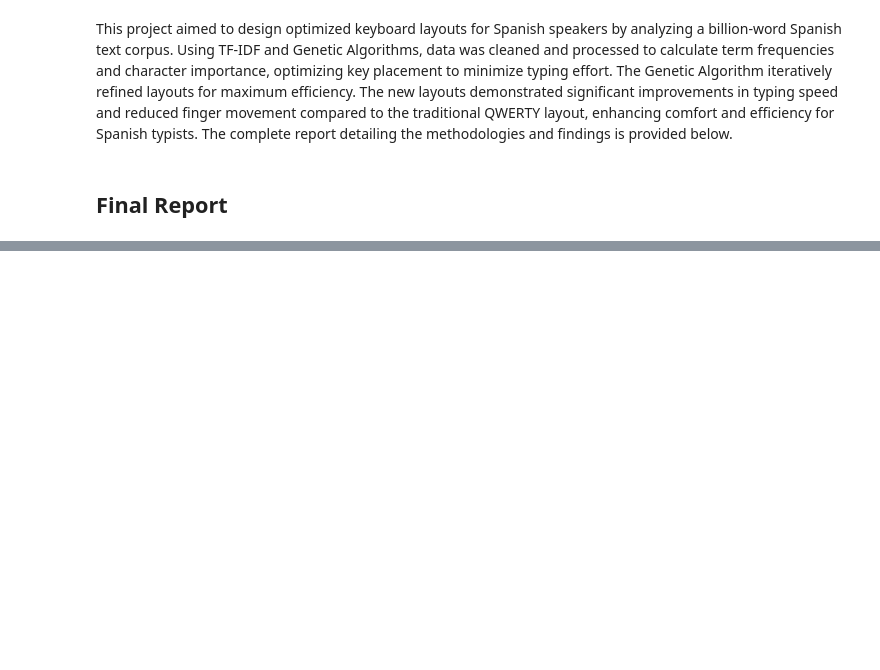
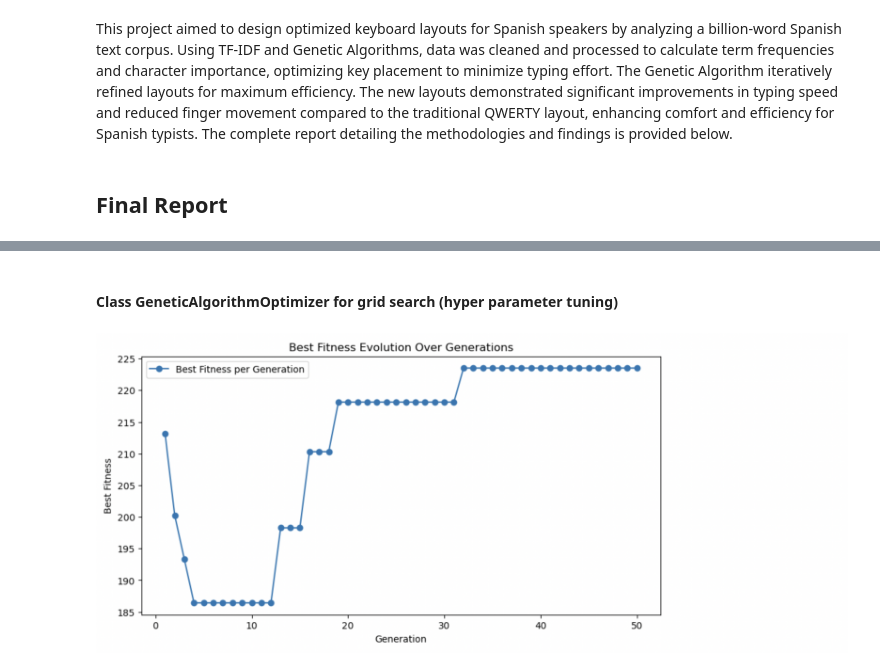
Before and after one commit to raquelovadia/raquelovadia.github.io, a Jupyter notebook: _sources/docs/CX4240.ipynb, the cells around one changed output, grey strips where cells are left out. Drawn from its saved outputs; the diff is of its cells as text; code cells hidden in the pictures; blank space fills up the shorter version.

```diff
--- a/_sources/docs/CX4240.ipynb
+++ b/_sources/docs/CX4240.ipynb
@@ -11,0 +374,2 @@ IFrame("../_static/Optimal Spanish Keyboard.pdf", width=790, height=1000)
+# %% [markdown]
+#### Class GeneticAlgorithmOptimizer for grid search (hyper parameter tuning)
@@ -11,0 +401,4 @@ IFrame("../_static/Optimal Spanish Keyboard.pdf", width=790, height=1000)
+# %%
+Image('plot_effort.png', width = 100)
+# %% [output]
+[figure, added]
```
Also changed, not shown: parts of 40 cells of this notebook, 33 other files.
